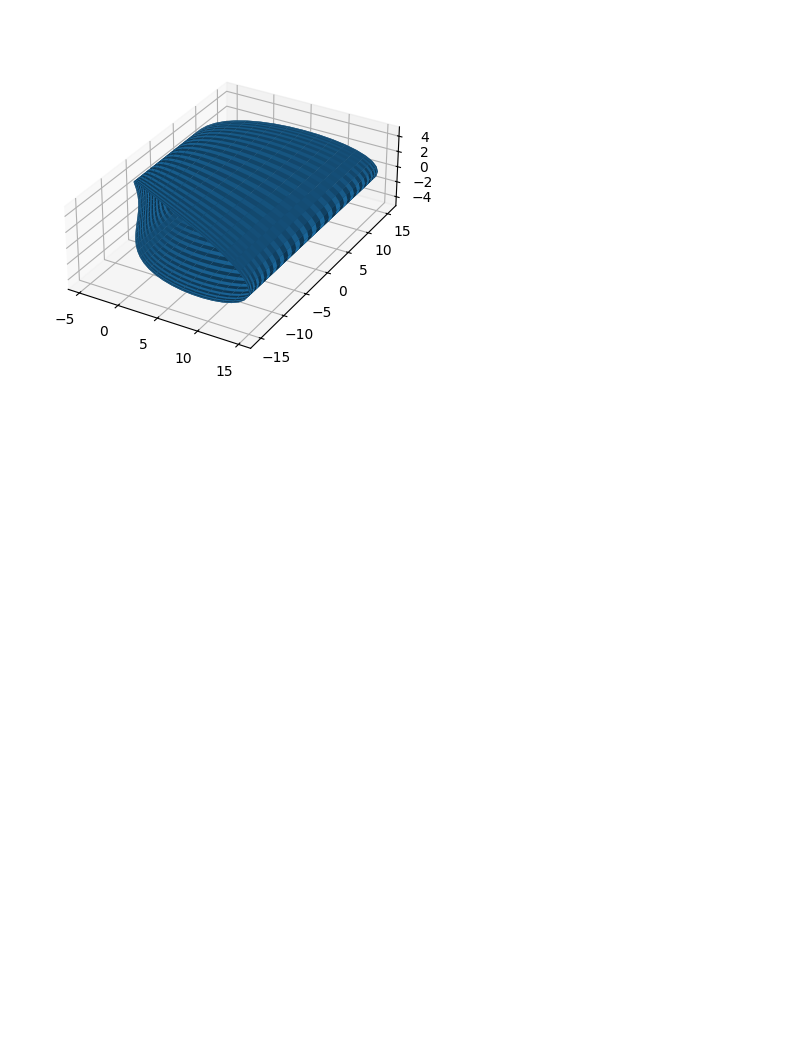
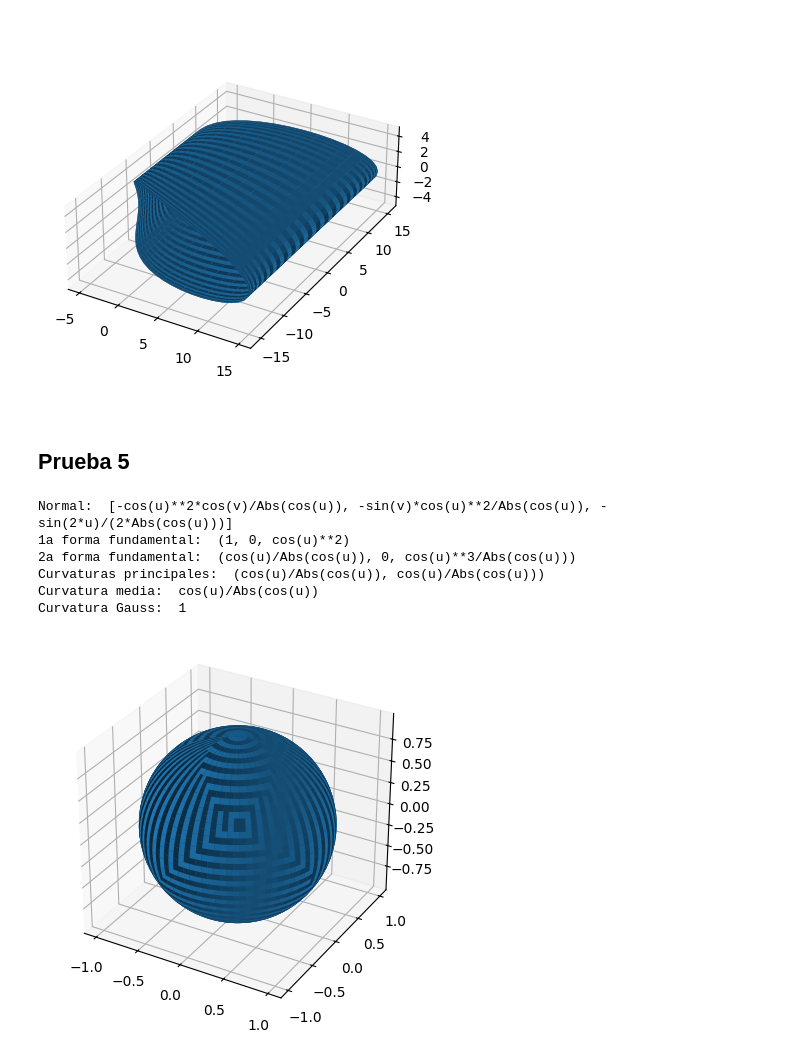
Before and after one commit to asiermhpsm/geometria_diferencial, a Jupyter notebook: comprobaciones.ipynb, the cells around one changed output. Saved outputs shown, nothing was run; the diff lists cells and outputs as text; code cells hidden in the pictures; blank space fills up the shorter version.

```diff
--- a/comprobaciones.ipynb
+++ b/comprobaciones.ipynb
@@ -70,3 +74,22 @@ Curvaturas principales:  ((sqrt(1/((4*(cos(v) + 1)**2*sin(v)**2 + cos(v)**2)**3*
 Curvatura media:  -(cos(v)**4 + 2*cos(v)**3 + cos(v) + 2)*cos(u)/(5*(4*(cos(v) + 1)**2*sin(v)**2 + cos(v)**2)**(3/2)*Abs((cos(v) + 2)*cos(u)))
 Curvatura Gauss:  0
 [figure]
+# %% [markdown]
+## Prueba 5
+# %%
+ecuaciones5 = [sp.cos(u)*sp.cos(v), sp.cos(u)*sp.sin(v), sp.sin(u)]
+print('Normal: ', normal(ecuaciones5, u, v))
+print('1a forma fundamental: ', primeraFormaFundamental(ecuaciones5, u, v))
+print('2a forma fundamental: ', segundoFormaFundamental(ecuaciones5, u, v))
+print('Curvaturas principales: ', curvaturasPrincipales(ecuaciones5, u, v))
+print('Curvatura media: ', curvaturaMedia(ecuaciones5, u, v))
+print('Curvatura Gauss: ', curvaturaGauss(ecuaciones5, u, v))
+grafica(ecuaciones5, u, v, 0, 2*np.pi, 0, 2*np.pi)
+# %% [output]
+Normal:  [-cos(u)**2*cos(v)/Abs(cos(u)), -sin(v)*cos(u)**2/Abs(cos(u)), -sin(2*u)/(2*Abs(cos(u)))]
+1a forma fundamental:  (1, 0, cos(u)**2)
+2a forma fundamental:  (cos(u)/Abs(cos(u)), 0, cos(u)**3/Abs(cos(u)))
+Curvaturas principales:  (cos(u)/Abs(cos(u)), cos(u)/Abs(cos(u)))
+Curvatura media:  cos(u)/Abs(cos(u))
+Curvatura Gauss:  1
+[figure, added]
```
Also changed, not shown: parts of 2 cells of this notebook, 2 other files.
